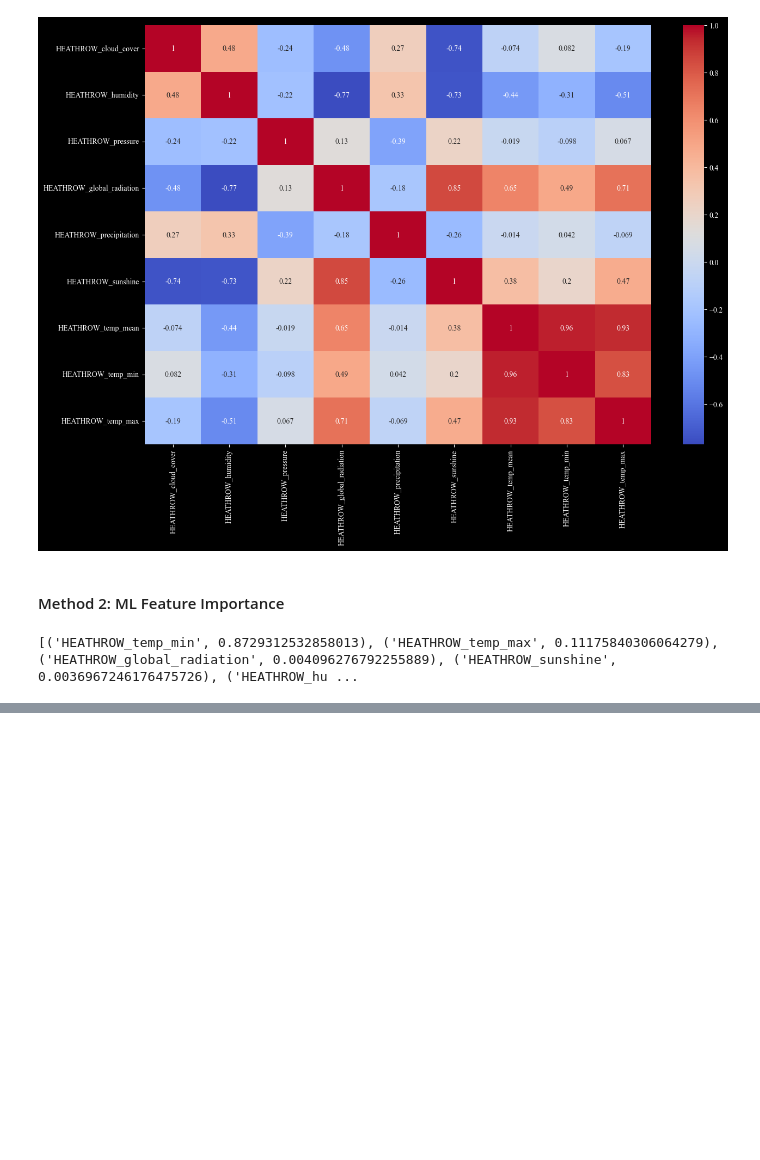
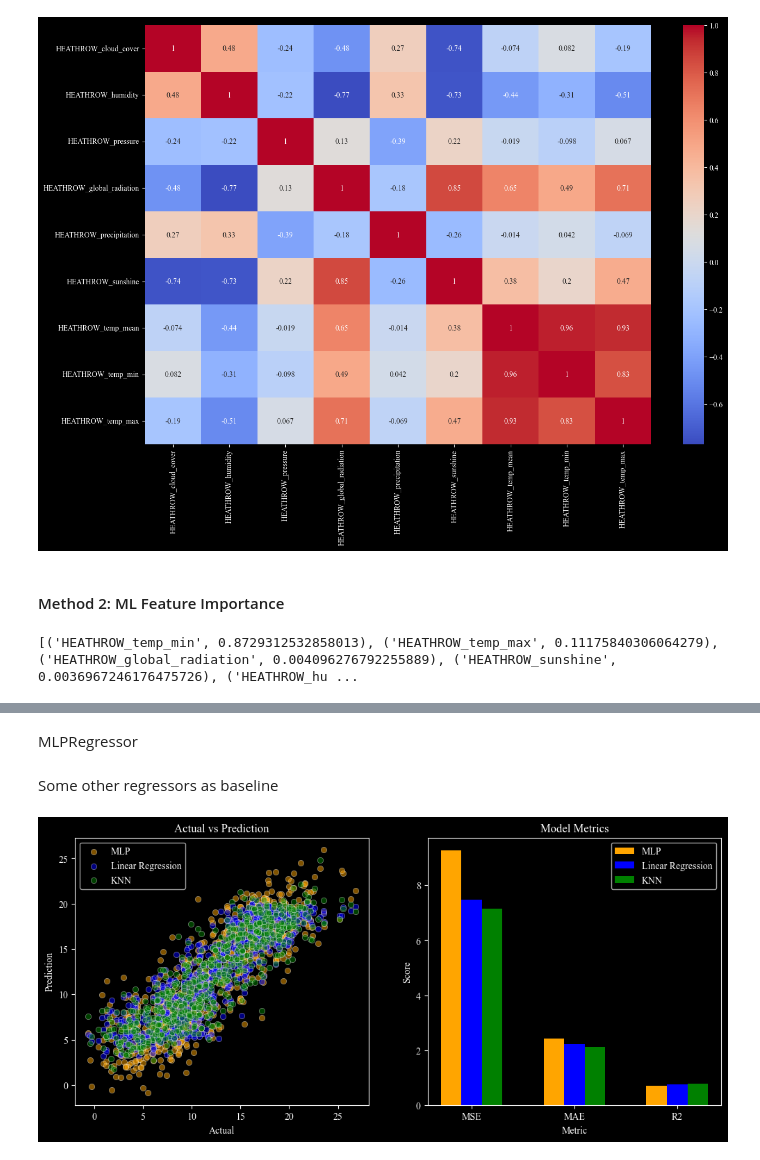
Before and after one commit to datnguyent93/TempPrediction, a Jupyter notebook: main.ipynb, the cells around one changed output, grey strips where cells are left out. Saved outputs shown, nothing was run; the diff lists cells and outputs as text; code cells hidden in the pictures; blank space fills up the shorter version.

```diff
--- a/main.ipynb
+++ b/main.ipynb
@@ -295,0 +249,58 @@ Coefficents: [array([[ 0.08771678,  0.16738628,  0.05027182, ..., -0.22568707,
+# %% [markdown]
+MLPRegressor
+# %%
+# model
+model_mlp = MLPRegressor(hidden_layer_sizes=(100, 100, 100), activation='relu', learning_rate='adaptive',
+                     max_iter=1000, random_state=0, alpha=0.01, solver='adam')
+model_mlp.fit(X_train, y_train)
+
+# predictions
+y_pred_mlp = model_mlp.predict(X_test)
+# %% [markdown]
+Some other regressors as baseline
+# %%
+# linear regression
+model_lr = LinearRegression()
+model_lr.fit(X_train, y_train)
+y_pred_lr = model_lr.predict(X_test)
+
+# knn regressor
+model_knn = KNeighborsRegressor(n_neighbors=5)
+model_knn.fit(X_train, y_train)
+y_pred_knn = model_knn.predict(X_test)
+# %%
+# evaluation
+metrics_mlp = [mean_squared_error(y_test, y_pred_mlp), mean_absolute_error(y_test, y_pred_mlp), r2_score(y_test, y_pred_mlp)]
+metrics_lr = [mean_squared_error(y_test, y_pred_lr), mean_absolute_error(y_test, y_pred_lr), r2_score(y_test, y_pred_lr)]
+metrics_knn = [mean_squared_error(y_test, y_pred_knn), mean_absolute_error(y_test, y_pred_knn), r2_score(y_test, y_pred_knn)]
+
+# plot
+fig, [ax1, ax2] = plt.subplots(1, 2, figsize=(12, 5))
+sns.scatterplot(x=y_test, y=y_pred_mlp, color='orange', label='MLP', alpha=0.5, ax=ax1)
+sns.scatterplot(x=y_test, y=y_pred_lr, color='blue', label='Linear Regression', alpha=0.5, ax=ax1)
+sns.scatterplot(x=y_test, y=y_pred_knn, color='green', label='KNN', alpha=0.5, ax=ax1)
+ax1.set_title('Actual vs Prediction')
+ax1.set_xlabel('Actual')
+ax1.set_ylabel('Prediction')
+ax1.legend()
+
+metrics_labels = ['MSE', 'MAE', 'R2']
+x = np.arange(len(metrics_labels))
+width = 0.2
+ax2.bar(x-width, metrics_mlp, width, color='orange', label='MLP')
+ax2.bar(x, metrics_lr, width, color='blue', label='Linear Regression')
+ax2.bar(x+width, metrics_knn, width, color='green', label='KNN')
+ax2.set_title('Model Metrics')
+ax2.set_xlabel('Metric')
+ax2.set_ylabel('Score')
+ax2.set_xticks(x)
+ax2.set_xticklabels(metrics_labels)
+ax2.legend()
+
+# ax2.bar(['MSE', 'MAE', 'R2'], metrics, color='orange')
+# ax2.set_title('Model Metrics')
+# ax2.set_xlabel('Metric')
+# ax2.set_ylabel('Score')
+plt.show()
+# %% [output]
+[figure, added]
```
Also changed, not shown: parts of 5 cells of this notebook, 1 other file.
